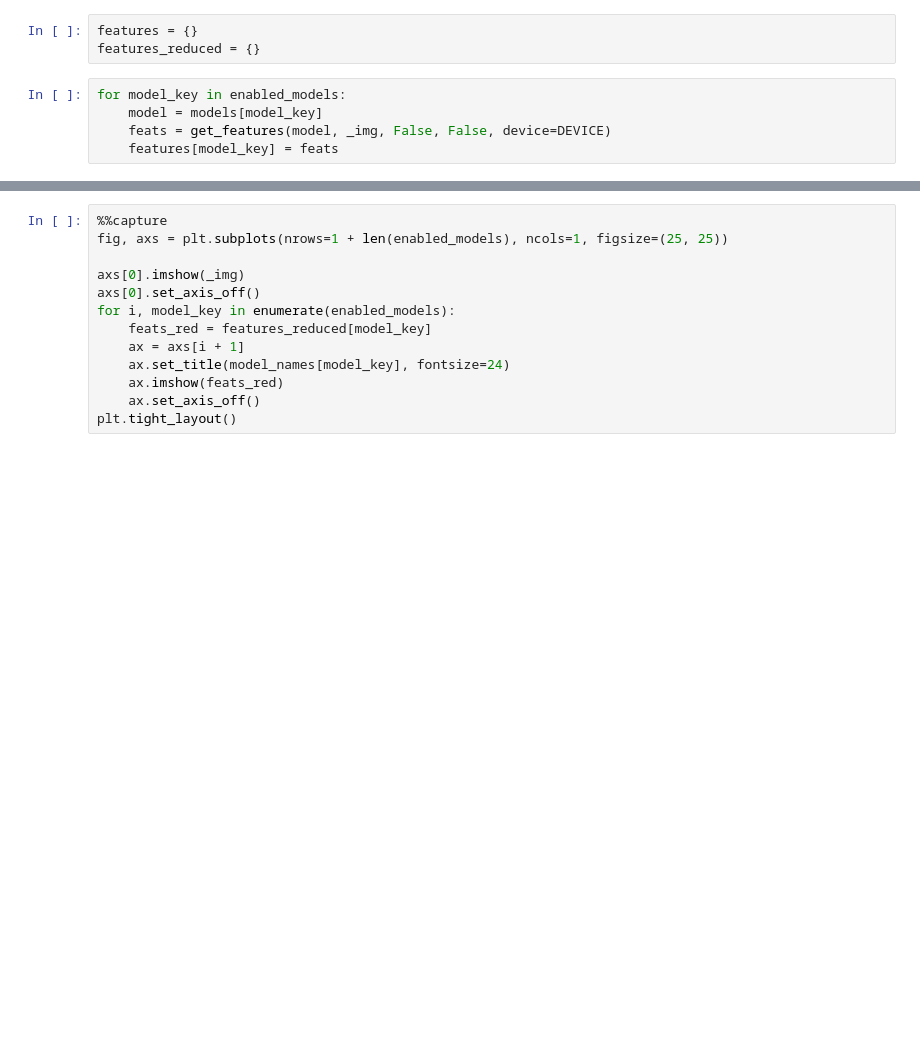
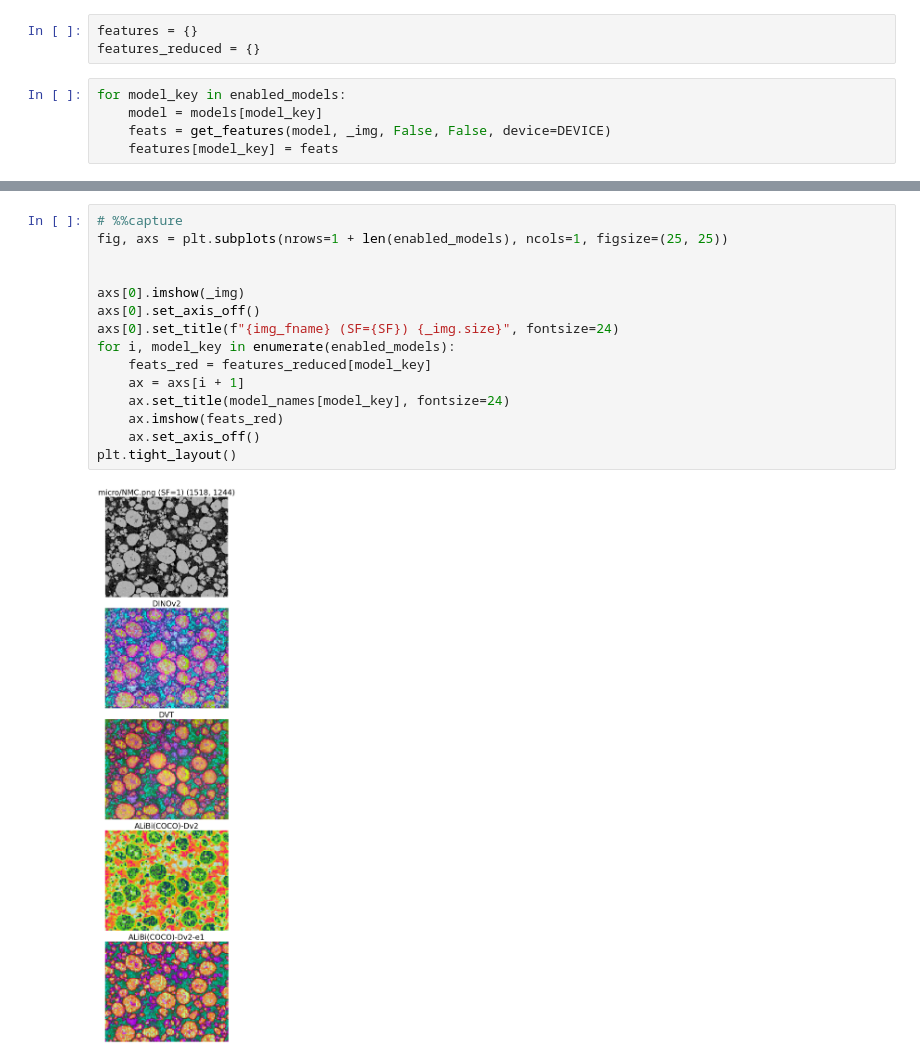
Before and after one commit to tldr-group/dino-saw, a Jupyter notebook: notebooks/examples/compare_models.ipynb, the cells around one changed output, grey strips where cells are left out. Cells and saved outputs as stored; diff of their text form; blank space fills up the shorter version.

```diff
--- a/notebooks/examples/compare_models.ipynb
+++ b/notebooks/examples/compare_models.ipynb
@@ -45,13 +78,17 @@ for model_key in enabled_models:
 # %%
-%%capture
+# %%capture
 fig, axs = plt.subplots(nrows=1 + len(enabled_models), ncols=1, figsize=(25, 25))
+
 
 axs[0].imshow(_img)
 axs[0].set_axis_off()
+axs[0].set_title(f"{img_fname} (SF={SF}) {_img.size}", fontsize=24)
 for i, model_key in enumerate(enabled_models):
     feats_red = features_reduced[model_key]
     ax = axs[i + 1]
     ax.set_title(model_names[model_key], fontsize=24)
     ax.imshow(feats_red)
     ax.set_axis_off()
 plt.tight_layout()
+# %% [output]
+[figure, added]
```
Also changed, not shown: parts of 5 cells of this notebook, 8 other files.
